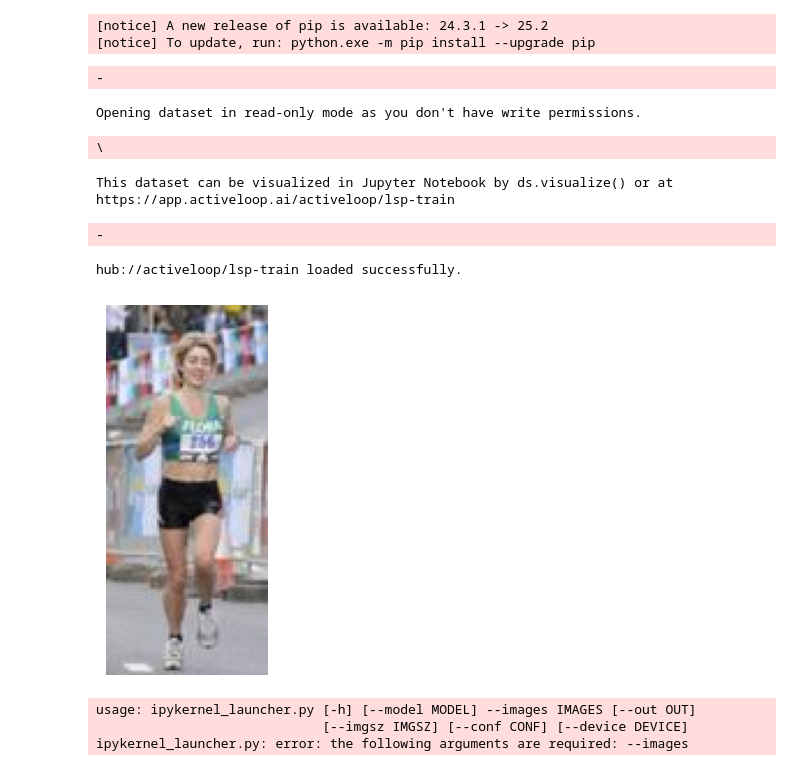
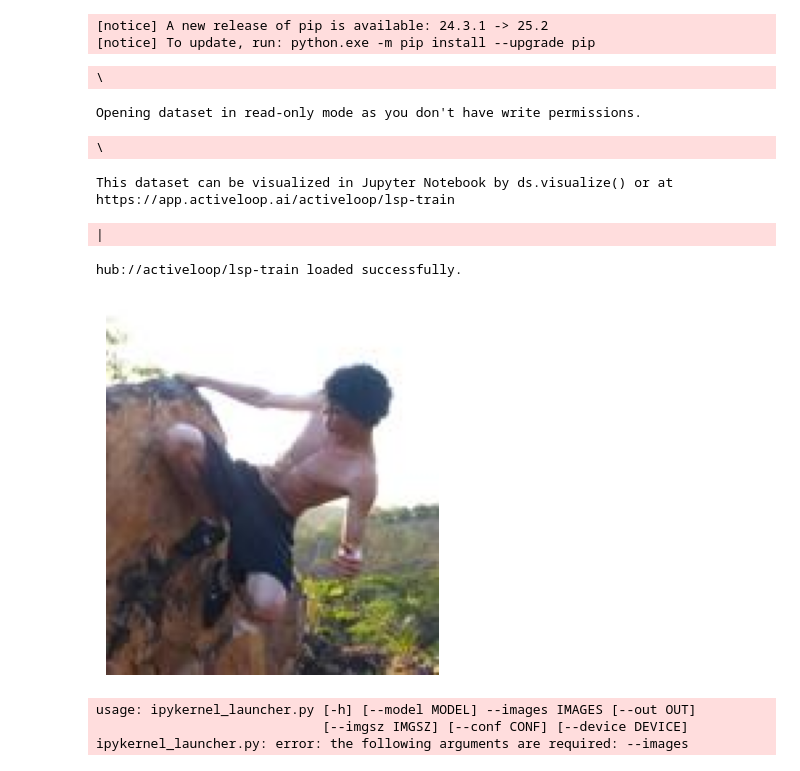
Before and after one commit to ayumu111/MediaKeiensyu2, a Jupyter notebook: test.ipynb, the cells around one changed output. Drawn from its saved outputs; the diff is of its cells as text; code cells hidden in the pictures.

```diff
--- a/test.ipynb
+++ b/test.ipynb
@@ -179,25 +179,25 @@ Requirement already satisfied: certifi>=2017.4.17 in c:\users\agugu\appdata\loca
 # %%
 import deeplake
 import matplotlib.pyplot as plt
 
 # トレーニングセットをロード
 train_ds = deeplake.load("hub://activeloop/lsp-train")
 
 # 最初の画像を取得
-img = train_ds.images[0].numpy()  # NumPy配列に変換
+img = train_ds.images[2].numpy()  # NumPy配列に変換
 
 # 表示
 plt.imshow(img)
 plt.axis('off')  # 軸を非表示
 plt.show()
 # %% [output]
--
+\
 Opening dataset in read-only mode as you don't have write permissions.
 \
 This dataset can be visualized in Jupyter Notebook by ds.visualize() or at https://app.activeloop.ai/activeloop/lsp-train
--
+|
 hub://activeloop/lsp-train loaded successfully.
-[figure, old version]
+[figure, new version]
 # %%
 import os
 from glob import glob
```
Also changed, not shown: parts of 7 cells of this notebook, 2 other files.
